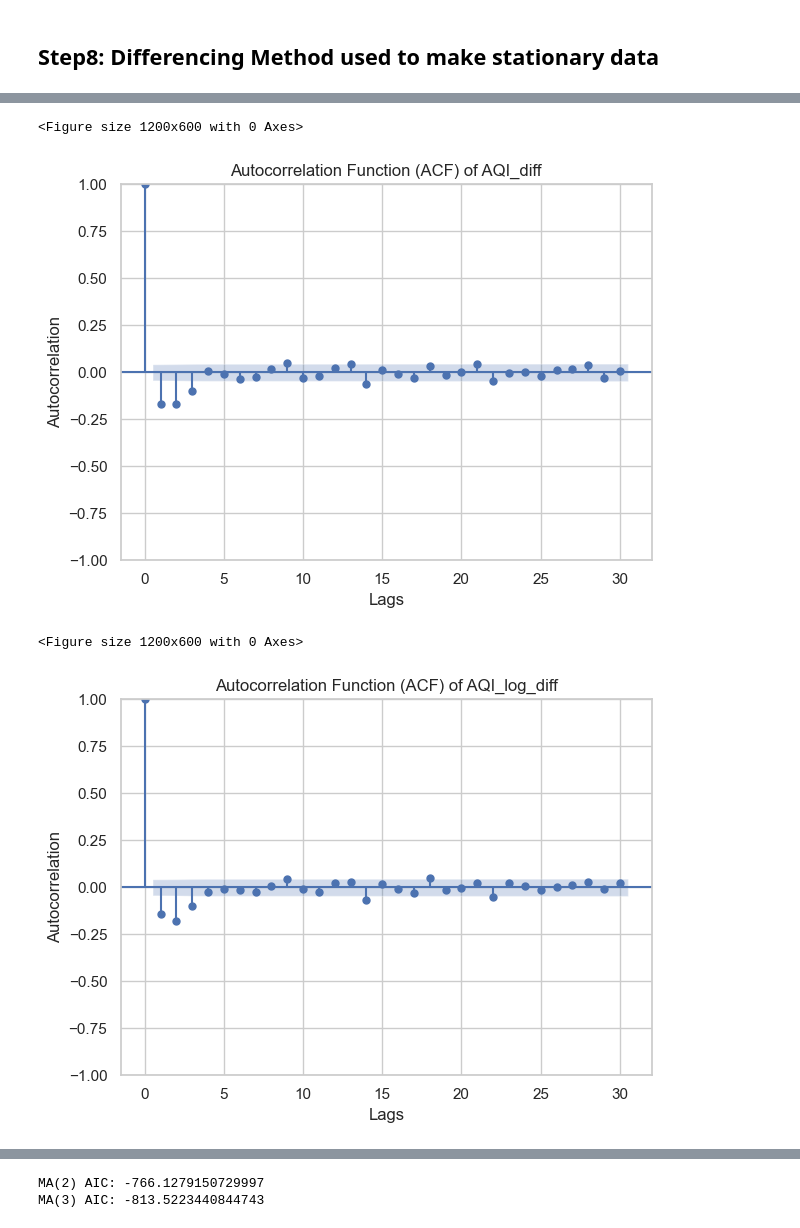
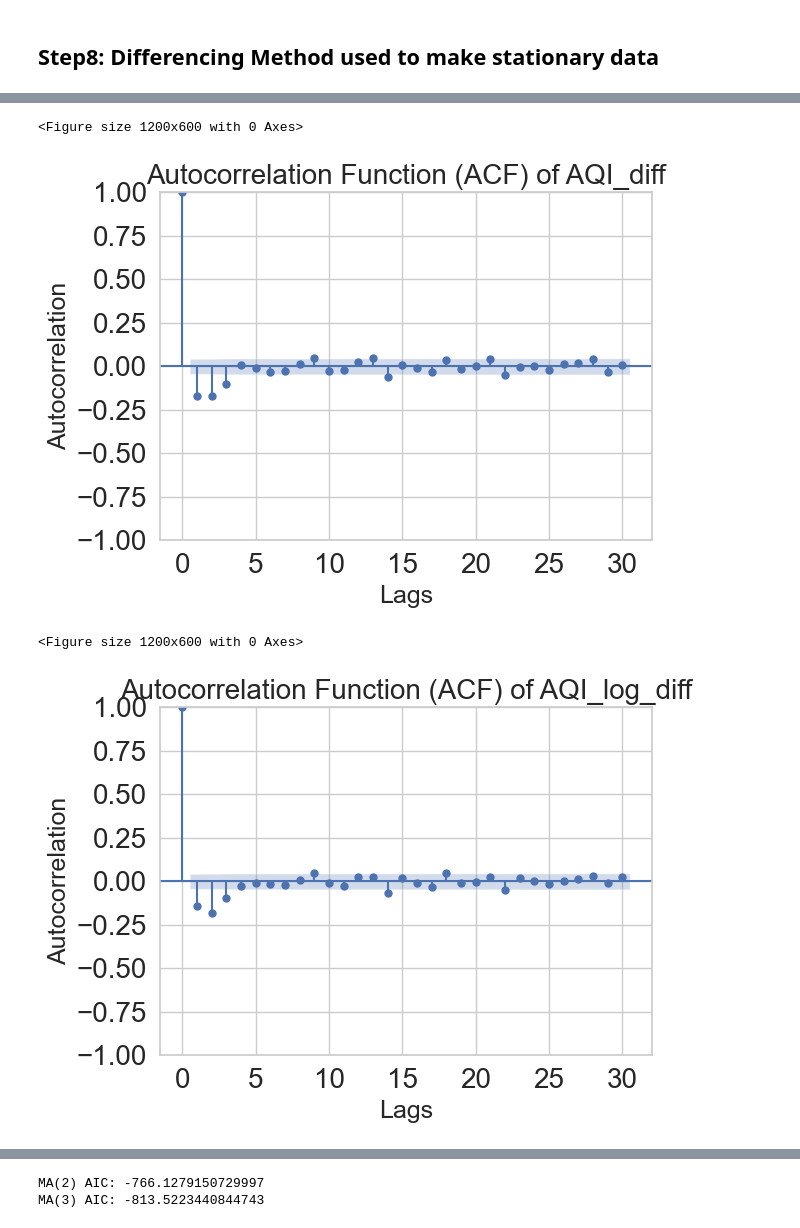
Before and after one commit to Krishil-Jayswal/AQI-Predicter, a Jupyter notebook: 3. TSA/analysis.ipynb, the cells around one changed output, grey strips where cells are left out. Cells and saved outputs as stored; diff of their text form; code cells hidden in the pictures.

```diff
--- a/3. TSA/analysis.ipynb
+++ b/3. TSA/analysis.ipynb
@@ -241,30 +374,34 @@ aqi_diff = df['AQI_diff'].dropna()
 # ACF Plot of AQI_diff
 plt.figure(figsize=(12, 6))
 plot_acf(aqi_diff, lags=30, alpha=0.05)
-plt.title('Autocorrelation Function (ACF) of AQI_diff')
-plt.xlabel('Lags')
-plt.ylabel('Autocorrelation')
+plt.title('Autocorrelation Function (ACF) of AQI_diff', fontsize=20)
+plt.xlabel('Lags', fontsize=18)
+plt.xticks(fontsize=20)
+plt.ylabel('Autocorrelation', fontsize=18)
+plt.yticks(fontsize=20)
 plt.grid(True)
 plt.tight_layout()
 plt.show()
 # %% [output]
 <Figure size 1200x600 with 0 Axes>
-[figure, old version]
+[figure, new version]
 # %%
 # Drop NaN introduced by differencing
 aqi_log_diff = df['AQI_log_diff'].dropna()
 
 # ACF Plot of AQI_log_diff
 plt.figure(figsize=(12, 6))
 plot_acf(aqi_log_diff, lags=30, alpha=0.05)
-plt.title('Autocorrelation Function (ACF) of AQI_log_diff')
-plt.xlabel('Lags')
-plt.ylabel('Autocorrelation')
+plt.title('Autocorrelation Function (ACF) of AQI_log_diff', fontsize=20)
+plt.xlabel('Lags', fontsize=18)
+plt.xticks(fontsize=20)
+plt.ylabel('Autocorrelation', fontsize=18)
+plt.yticks(fontsize=20)
 plt.grid(True)
 plt.tight_layout()
 plt.show()
 # %% [output]
 <Figure size 1200x600 with 0 Axes>
-[figure, old version]
+[figure, new version]
 # %% [markdown]
 ## **Step10: Model Selection and Fitting**
```
Also changed, not shown: parts of 29 cells of this notebook.
